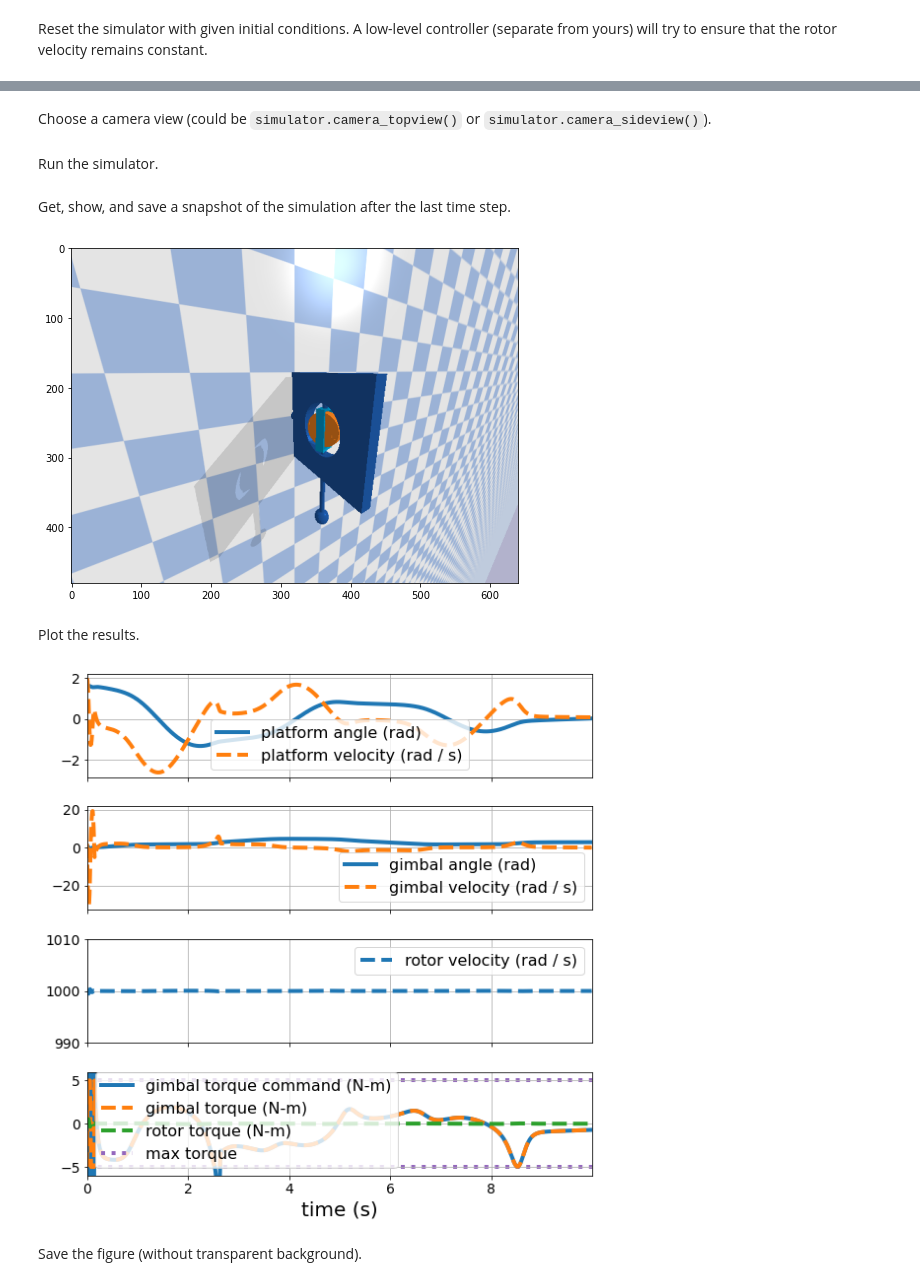
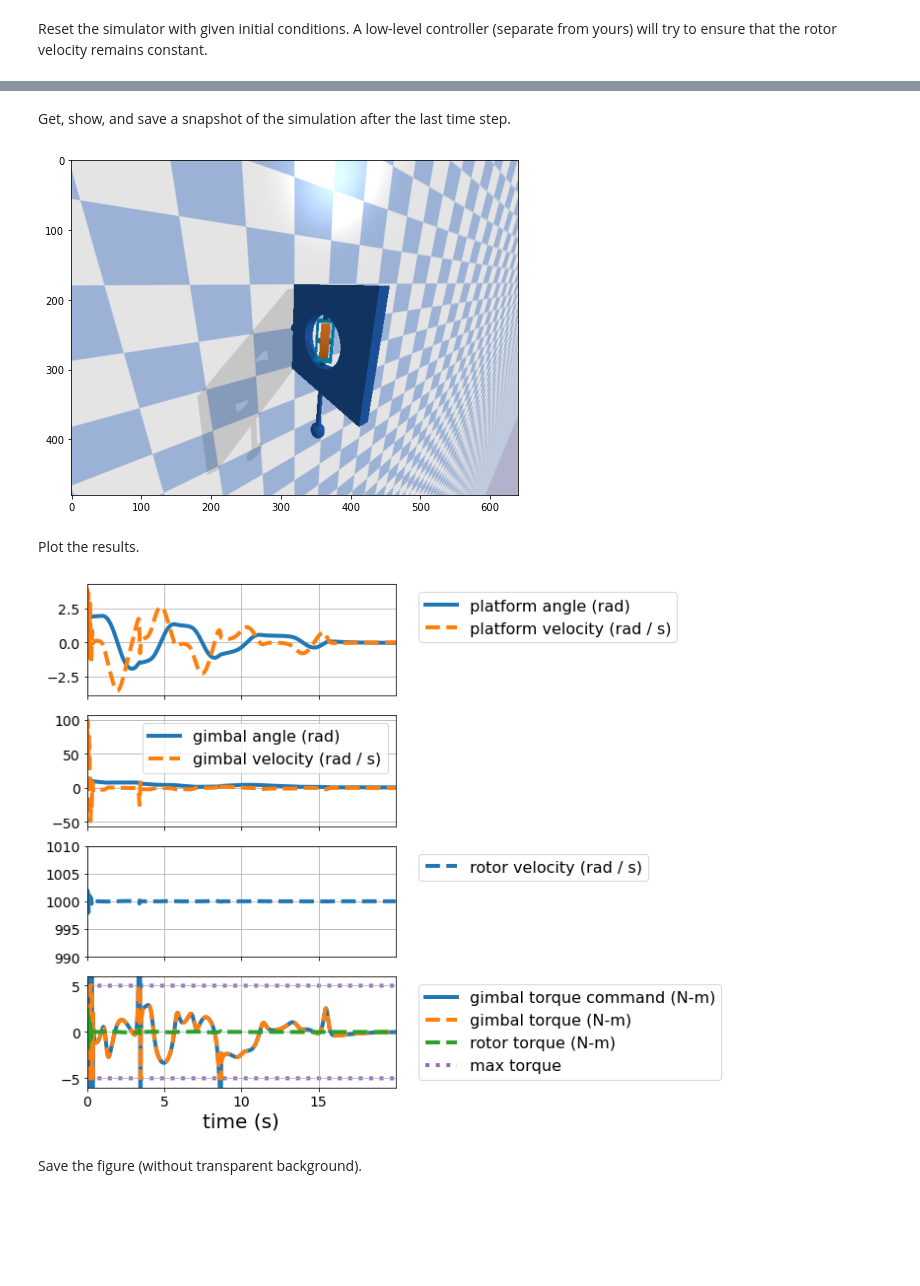
Before and after one commit to TheHosen/ae353-sp22, a Jupyter notebook: projects/01_cmg/Design Project 1.ipynb, the cells around one changed output, grey strips where cells are left out. Cells and saved outputs as stored; diff of their text form; code cells hidden in the pictures; blank space fills up the shorter version.

```diff
--- a/projects/01_cmg/Design Project 1.ipynb
+++ b/projects/01_cmg/Design Project 1.ipynb
@@ -182,21 +182,18 @@ def find_K(A,B):
         K.append(k)                             #Add temporary k to K, the array of all attmepts of K
 
     K = np.array(K, dtype=np.float64)           #Convert to float
-    #p = np.array([[7., 3., 0.1, 3.]])
-    #F = A-B@p
-    #print(F)
-    #s = linalg.eigvals(F)
+
     #Test k matrices that are housed in K
     for x in K:                                 #Loop through every k in K
         p = np.array([x])                        #Temporary variable p takes k and makes it a matrix to allows computation
         F = A-B@p                               #Evaluate F = A-Bx, where p = x
         s = linalg.eigvals(F)                   #Find eigen values
-        if (s.real < 0).all() == True and (s.imag == 0).all() == True:          #Check if all real components of the eigen values of the current k are negative
+        if (s.real < 0).all() == True and (s.imag == 0).all() == True: #Check if all real components of the eigen values of the current k are negative
             Candidate = p
             break                               #stop the program
     #print successful K!
 
-    return Candidate / np.linalg.norm(Candidate), s
+    return Candidate, s
 # %%
 q1e = 0 # <--------------------------------------- EQUILIBRIUM POINT CHOSEN
 A, B, v1e, v2e, q2e, taue = get_model(q1e) # <---- FIND A, B, v1e, v2e, q2e, taue
@@ -270,8 +267,19 @@ Reset the simulator with given initial conditions. A low-level controller (separ
 # %%
 simulator.reset(
     platform_angle=np.pi/2,
-    platform_velocity=2.,
-    gimbal_angle=np.pi/4.,
-    gimbal_velocity=2.,
+    platform_velocity=4,
+    gimbal_angle=np.pi/4,
+    gimbal_velocity=95,
     rotor_velocity=1000.,
 )
+
+controller.reset()
+
+simulator.camera_sideview()
+
+data = simulator.run(
+    controller,           # <-- required (an instance of your Controller class)
+    max_time=50,         # <-- optional (how long you want to run the simulation in seconds)
+    data_filename=None,   # <-- optional (name of file to which you want data saved, e.g., 'my_data.json')
+    video_filename=None,  # <-- optional (name of file to which you want video saved, e.g., 'my_video.mov')
+)
@@ -282,2 +285,0 @@ controller.reset()
-# %% [markdown]
-Choose a camera view (could be `simulator.camera_topview()` or `simulator.camera_sideview()`).
@@ -286,12 +286,3 @@ simulator.camera_sideview()
-# %% [markdown]
-Run the simulator.
-# %%
-data = simulator.run(
-    controller,           # <-- required (an instance of your Controller class)
-    max_time=10,         # <-- optional (how long you want to run the simulation in seconds)
-    data_filename=None,   # <-- optional (name of file to which you want data saved, e.g., 'my_data.json')
-    video_filename=None,  # <-- optional (name of file to which you want video saved, e.g., 'my_video.mov')
-)
 # %% [markdown]
 Get, show, and save a snapshot of the simulation after the last time step.
 # %%
@@ -305,12 +296,12 @@ plt.imshow(rgba)
 # Save snapshot
 plt.imsave('my_snapshot.png', rgba)
 # %% [output]
-[figure, old version]
+[figure, new version]
 # %% [markdown]
 Plot the results.
 # %%
 # Create a figure with three subplots, all of which share the same x-axis
-fig, (ax_platform, ax_gimbal, ax_rotor, ax_torque) = plt.subplots(4, 1, figsize=(8, 8), sharex=True)
+fig, (ax_platform, ax_gimbal, ax_rotor, ax_torque) = plt.subplots(4, 1, figsize=(10, 8), sharex=True)
 
 # Plot platform angle and velocity
 ax_platform.plot(
@@ -322,7 +313,7 @@ ax_platform.plot(
     '--', label='platform velocity (rad / s)', linewidth=4,
 )
 ax_platform.grid()
-ax_platform.legend(fontsize=16)
+ax_platform.legend(fontsize=16, bbox_to_anchor=(1.05, 1))
 ax_platform.tick_params(labelsize=14)
 
 # Plot gimbal angle and velocity
@@ -335,7 +326,7 @@ ax_gimbal.plot(
     '--', label='gimbal velocity (rad / s)', linewidth=4,
 )
 ax_gimbal.grid()
-ax_gimbal.legend(fontsize=16)
+ax_gimbal.legend(fontsize=16, bbox_to_anchor=(1, 1))
 ax_gimbal.tick_params(labelsize=14)
 
 # Plot rotor velocity
@@ -344,7 +335,7 @@ ax_rotor.plot(
     '--', label='rotor velocity (rad / s)', linewidth=4,
 )
 ax_rotor.grid()
-ax_rotor.legend(fontsize=16)
+ax_rotor.legend(fontsize=16, bbox_to_anchor=(1.05, 1), loc='upper left')
 ax_rotor.tick_params(labelsize=14)
 ax_rotor.set_ylim(simulator.rotor_velocity - 10., simulator.rotor_velocity + 10.)
 
@@ -354,35 +345,35 @@ ax_torque.plot(
     label='gimbal torque command (N-m)', linewidth=4,
 )
 ax_torque.plot(
     data['t'], data['gimbal_torque'],
     '--', label='gimbal torque (N-m)', linewidth=4,
 )
 ax_torque.plot(
     data['t'], data['rotor_torque'],
     '--', label='rotor torque (N-m)', linewidth=4,
 )
 ax_torque.plot(
     data['t'], np.ones_like(data['t']) * simulator.tau_max,
     ':', label='max torque', linewidth=4, color='C4', zorder=0,
 )
 ax_torque.plot(
     data['t'], -np.ones_like(data['t']) * simulator.tau_max,
     ':', linewidth=4, color='C4', zorder=0,
 )
 ax_torque.grid()
-ax_torque.legend(fontsize=16)
+ax_torque.legend(fontsize=16, bbox_to_anchor=(1.05, 1))
 ax_torque.tick_params(labelsize=14)
 
 # Set x-axis properties (only need to do this on the last
 # subplot since all subplots share the same x-axis)
 ax_torque.set_xlabel('time (s)', fontsize=20)
 ax_torque.set_xlim([data['t'][0], data['t'][-1]])
 ax_torque.set_ylim(-1.2 * simulator.tau_max, 1.2 * simulator.tau_max)
 
 # Make the arrangement of subplots look nice
 fig.tight_layout()
 # %% [output]
-[figure, old version]
+[figure, new version]
 # %% [markdown]
 Save the figure (without transparent background).
 # %%
```
Also changed, not shown: parts of 4 cells of this notebook, 3 other files.
